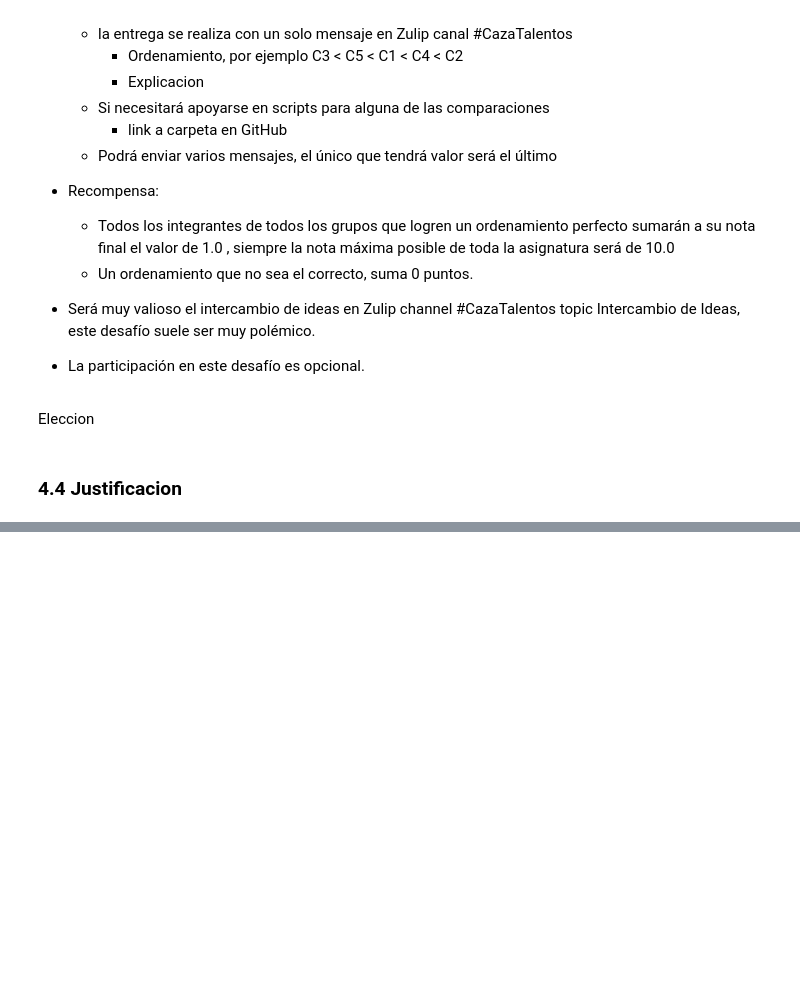
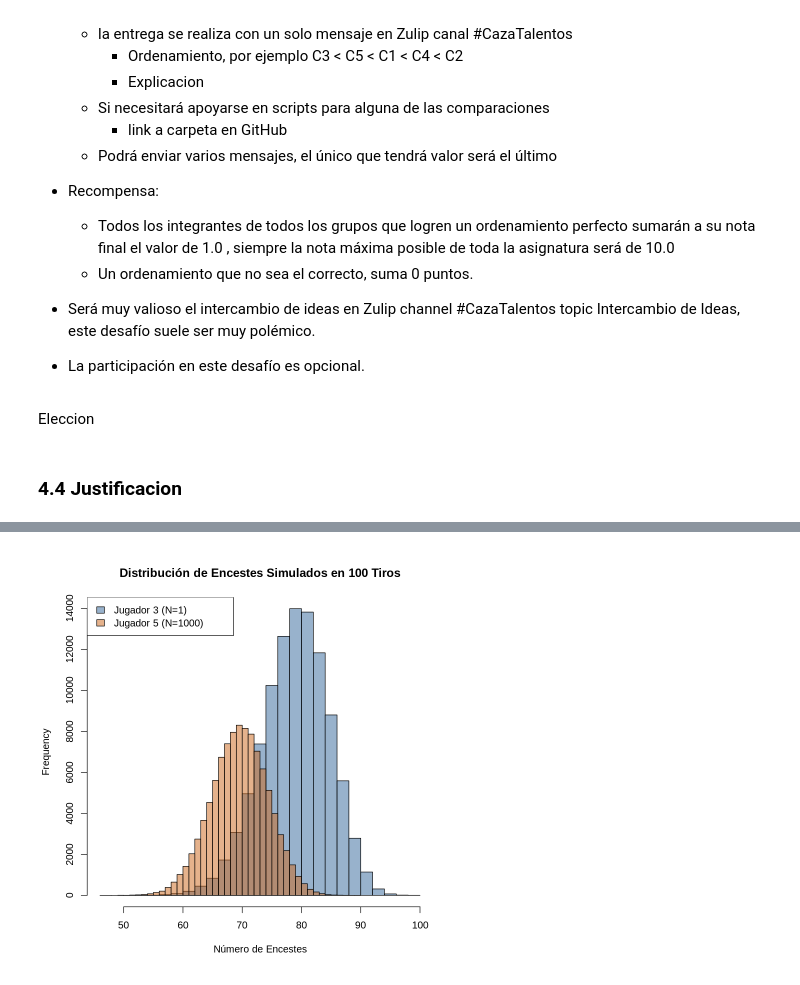
Before and after one commit to jrigottiITBA/dm2025a, a Jupyter notebook: src/CazaTalentos/CazaTalentos_eleccion_Rigotti.ipynb, the cells around one changed output, grey strips where cells are left out. Cells and saved outputs as stored; diff of their text form; code cells hidden in the pictures; blank space fills up the shorter version.

```diff
--- a/src/CazaTalentos/CazaTalentos_eleccion_Rigotti.ipynb
+++ b/src/CazaTalentos/CazaTalentos_eleccion_Rigotti.ipynb
@@ -486,8 +494,8 @@ set.seed( 50001 )
 
 # esta funcion calcula cuantos encestes logra una jugadora con indice de enceste prob
 # que hace qyt tiros libres
-ftirar  <- function( prob, qty ){
-  return( sum( runif(qty) < prob ) )
+ftirar  <- function( p, n ){
+  return( sum( runif(n) < p ) )
 }
 
 # creo un vector con valores de m a evaluar
@@ -506,6 +514,6 @@ for (m in vector_m){
 
     aciertos_segunda  <- ftirar( jugadoras[mejor], 100 )
     suma_diferencias  <- suma_diferencias +  (aciertos_torneo - aciertos_segunda )
-    paste( "Diferencia promedio para una muestra ", m, "es:",  suma_diferencias / 10000 )
   }
+  cat( "Diferencia promedio para una muestra ", m, "es:",  suma_diferencias / 10000 , "\n")
 }
@@ -511,0 +534,92 @@ for (m in vector_m){
+# %%
+#--------------------------------------------------------------------------------------
+# PASO 1: Definir las distribuciones de habilidad (distribuciones posteriores Beta)
+#--------------------------------------------------------------------------------------
+
+# Se utiliza un prior no informativo Beta(1,1) para todos los jugadores.
+# Luego, se actualiza con los datos de encestes (k) y tiros (n).
+
+# Jugador 1 (y 2, 3, 4 - inicialmente):
+# k=80, n=100.
+# La distribución posterior es Beta(alpha=1+80, beta=1+100-80)
+beta_params_1_2_3_4 <- c(1 + 80, 1 + 100 - 80)
+alpha_1234 <- beta_params_1_2_3_4[1]
+beta_1234 <- beta_params_1_2_3_4[2]
+
+# Jugador 5:
+# k=701, n=1000.
+# La distribución posterior es Beta(alpha=1+701, beta=1+1000-701)
+beta_params_5 <- c(1 + 701, 1 + 1000 - 701)
+alpha_5 <- beta_params_5[1]
+beta_5 <- beta_params_5[2]
+
+
+#--------------------------------------------------------------------------------------
+# PASO 2: Simulación de Monte Carlo
+#--------------------------------------------------------------------------------------
+
+# Número de simulaciones
+n_simulaciones <- 100000
+
+# Almacenaremos los resultados de encestes simulados para cada jugador
+sim_encestes_jugador_3 <- numeric(n_simulaciones)
+sim_encestes_jugador_5 <- numeric(n_simulaciones)
+
+# Simulación para el Jugador 3 (el mejor de los de índice 0.8, sin sesgo de selección)
+# El for loop itera 100,000 veces para simular la ronda de 100 tiros.
+for (i in 1:n_simulaciones) {
+  # 1. Simular la habilidad de la jugadora: sacamos una muestra de la distribución Beta posterior.
+  habilidad_simulada_3 <- rbeta(1, alpha_1234, beta_1234)
+
+  # 2. Simular los encestes en una ronda de 100 tiros con esa habilidad.
+  sim_encestes_jugador_3[i] <- rbinom(1, 100, habilidad_simulada_3)
+}
+
+# Simulación para el Jugador 5
+# Repetimos el mismo proceso, pero con los parámetros de la jugadora 5.
+for (i in 1:n_simulaciones) {
+  habilidad_simulada_5 <- rbeta(1, alpha_5, beta_5)
+  sim_encestes_jugador_5[i] <- rbinom(1, 100, habilidad_simulada_5)
+}
+
+
+#--------------------------------------------------------------------------------------
+# PASO 3: Comparar y ordenar según la regla del problema
+#--------------------------------------------------------------------------------------
+
+# Regla: Ci < Cj si P(#Encestes Ci < #Encestes Cj | 100 tiros cada uno) > 0.5
+
+# Comparación de Jugador 3 vs Jugador 5
+# Contamos cuántas veces el Jugador 3 encestó menos que el Jugador 5.
+veces_3_menos_que_5 <- sum(sim_encestes_jugador_3 < sim_encestes_jugador_5)
+
+# Calculamos la probabilidad
+prob_3_menos_que_5 <- veces_3_menos_que_5 / n_simulaciones
+
+cat(sprintf("Probabilidad de que el Jugador 3 enceste menos que el Jugador 5: %.4f\n", prob_3_menos_que_5))
+cat(sprintf("Media de encestes simulados del Jugador 3: %.2f\n", mean(sim_encestes_jugador_3)))
+cat(sprintf("Media de encestes simulados del Jugador 5: %.2f\n", mean(sim_encestes_jugador_5)))
+cat("--- \n")
+
+
+#--------------------------------------------------------------------------------------
+# Interpretación de los resultados de la simulación
+#--------------------------------------------------------------------------------------
+
+if (prob_3_menos_que_5 > 0.5) {
+  cat("Según la regla de la entrenadora, el Jugador 3 es peor que el Jugador 5.\n")
+  cat("Es decir, J3 < J5.\n")
+} else {
+  cat("Según la regla de la entrenadora, el Jugador 5 es peor que el Jugador 3.\n")
+  cat("Es decir, J5 < J3.\n")
+}
+
+# Visualizar las distribuciones para una mejor comprensión
+hist(sim_encestes_jugador_3, breaks = 30, col = rgb(0.2, 0.4, 0.6, 0.5),
+     main = "Distribución de Encestes Simulados en 100 Tiros",
+     xlab = "Número de Encestes")
+hist(sim_encestes_jugador_5, breaks = 30, col = rgb(0.8, 0.4, 0.1, 0.5),
+     add = TRUE)
+legend("topleft", c("Jugador 3 (N=1)", "Jugador 5 (N=1000)"),
+       fill = c(rgb(0.2, 0.4, 0.6, 0.5), rgb(0.8, 0.4, 0.1, 0.5)))
+# %% [output]
@@ -511,0 +632 @@ for (m in vector_m){
+[figure, added]
```
Also changed, not shown: parts of 17 cells of this notebook.
